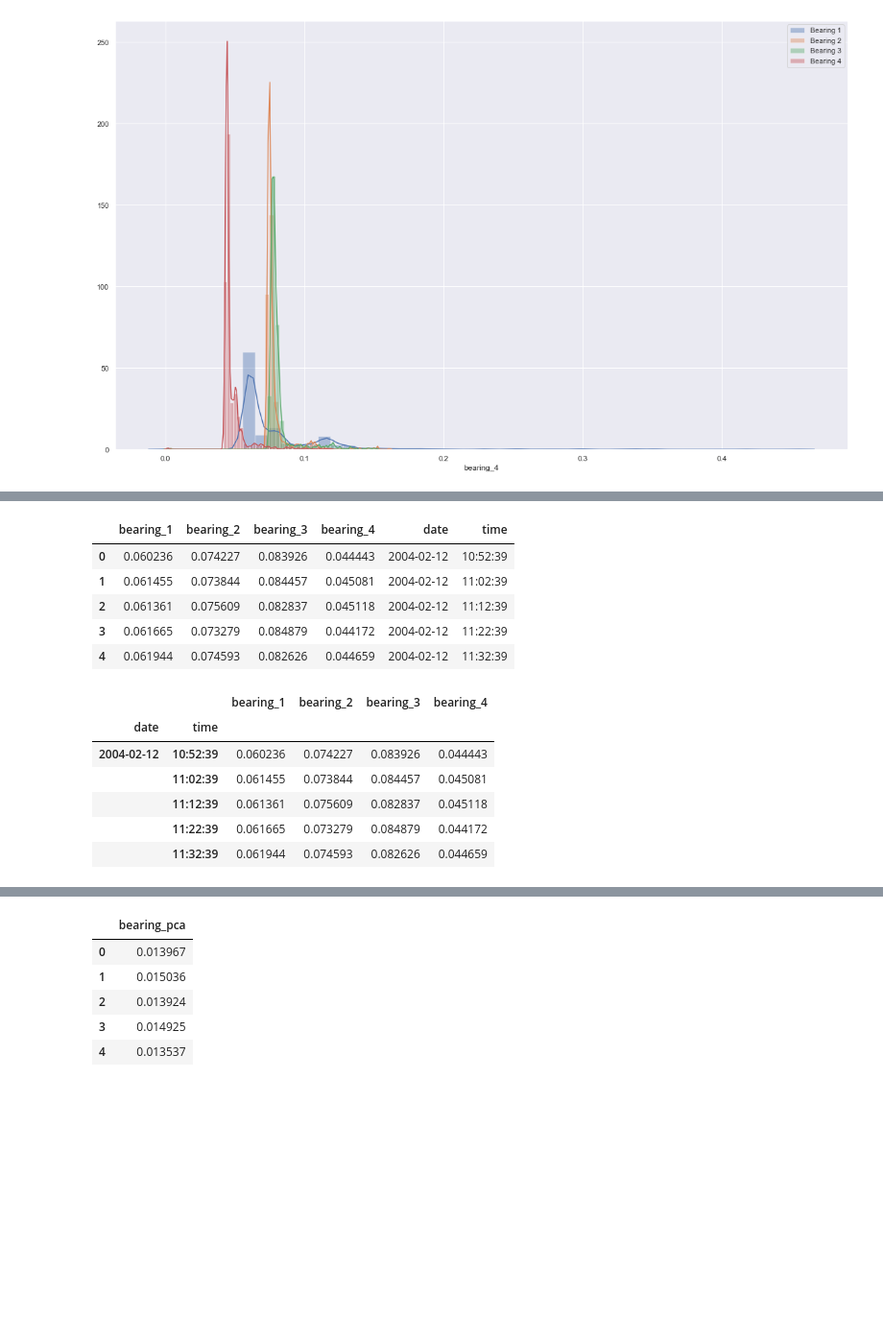
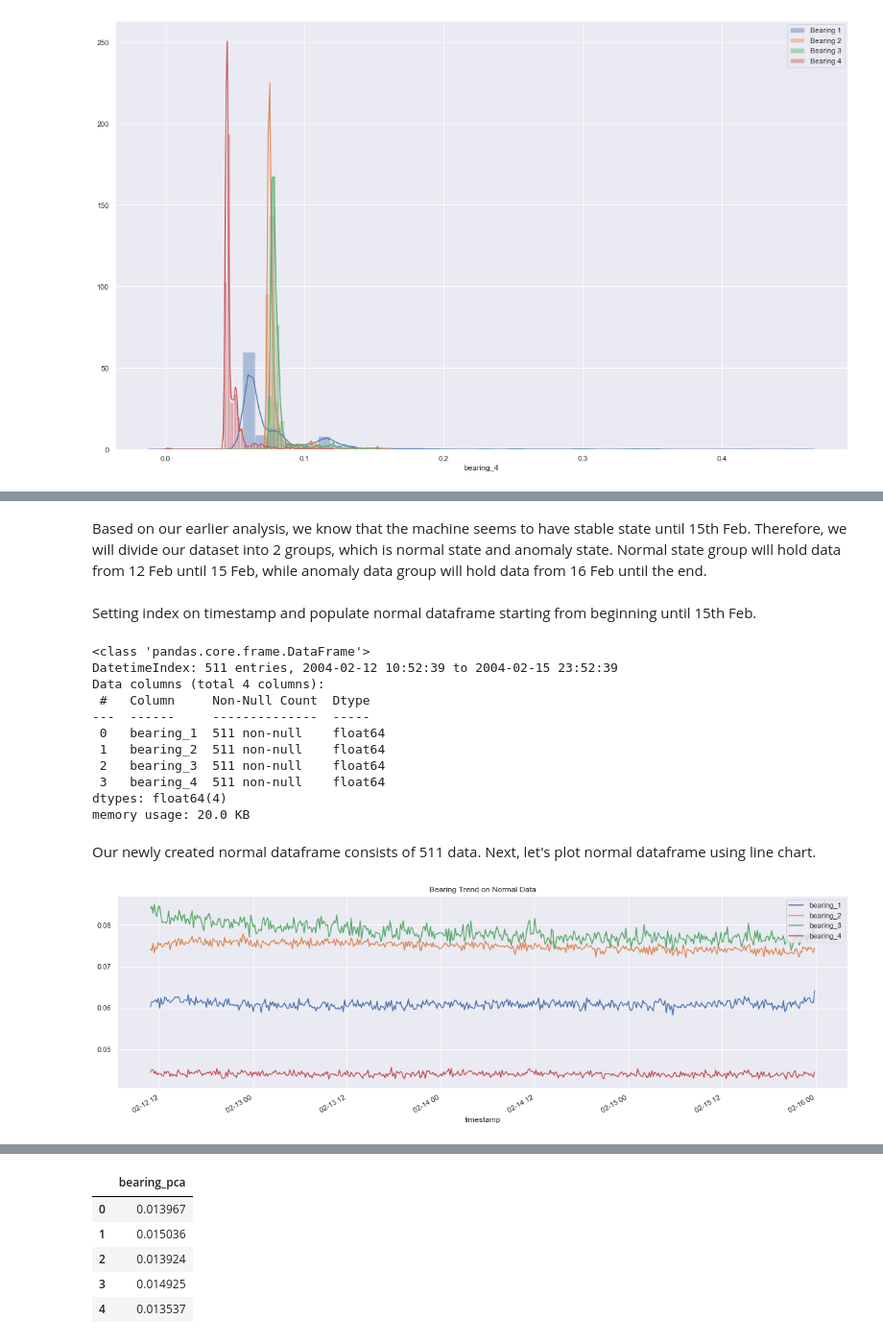
Before and after one commit to ekky24/bearing_failure_detection, a Jupyter notebook: main.ipynb, the cells around one changed output, grey strips where cells are left out. Shown: that part at 96% size. Drawn from its saved outputs; the diff is of its cells as text; code cells hidden in the pictures; blank space fills up the shorter version.

```diff
--- a/main.ipynb
+++ b/main.ipynb
@@ -124,24 +124,29 @@ Convert date and time datatypes
-# %%
-df['date'] = pd.to_datetime(df['date'])
-df['time'] = pd.to_timedelta(df['time'])
-
-df.head()
-# %% [output]
-|  | bearing_1 | bearing_2 | bearing_3 | bearing_4 | date | time |
-| 0 | 0.060236 | 0.074227 | 0.083926 | 0.044443 | 2004-02-12 | 10:52:39 |
-| 1 | 0.061455 | 0.073844 | 0.084457 | 0.045081 | 2004-02-12 | 11:02:39 |
-| 2 | 0.061361 | 0.075609 | 0.082837 | 0.045118 | 2004-02-12 | 11:12:39 |
-| 3 | 0.061665 | 0.073279 | 0.084879 | 0.044172 | 2004-02-12 | 11:22:39 |
-| 4 | 0.061944 | 0.074593 | 0.082626 | 0.044659 | 2004-02-12 | 11:32:39 |
+# %% [markdown]
+Based on our earlier analysis, we know that the machine seems to have stable state until 15th Feb. Therefore,  we will divide our dataset into 2 groups, which is normal state and anomaly state. Normal state group will hold data from 12 Feb until 15 Feb, while anomaly data group will hold data from 16 Feb until the end.
+# %% [markdown]
+Setting index on timestamp and populate normal dataframe starting from beginning until 15th Feb.
 # %%
-df.set_index(['date', 'time'], inplace=True)
+df.set_index('timestamp', inplace=True)
 
-df.head()
+normal_df = df.loc[:'2004-02-15']
+normal_df.info()
 # %% [output]
-|  |  | bearing_1 | bearing_2 | bearing_3 | bearing_4 |
-| date | time |  |  |  |  |
-| 2004-02-12 | 10:52:39 | 0.060236 | 0.074227 | 0.083926 | 0.044443 |
-|  | 11:02:39 | 0.061455 | 0.073844 | 0.084457 | 0.045081 |
-|  | 11:12:39 | 0.061361 | 0.075609 | 0.082837 | 0.045118 |
-|  | 11:22:39 | 0.061665 | 0.073279 | 0.084879 | 0.044172 |
-|  | 11:32:39 | 0.061944 | 0.074593 | 0.082626 | 0.044659 |
+<class 'pandas.core.frame.DataFrame'>
+DatetimeIndex: 511 entries, 2004-02-12 10:52:39 to 2004-02-15 23:52:39
+Data columns (total 4 columns):
+ #   Column     Non-Null Count  Dtype
+---  ------     --------------  -----
+ 0   bearing_1  511 non-null    float64
+ 1   bearing_2  511 non-null    float64
+ 2   bearing_3  511 non-null    float64
+ 3   bearing_4  511 non-null    float64
+dtypes: float64(4)
+memory usage: 20.0 KB
+# %% [markdown]
+Our newly created normal dataframe consists of 511 data. Next, let's plot normal dataframe using line chart.
+# %%
+normal_df.plot(kind='line', figsize=(20,6))
+plt.title('Bearing Trend on Normal Data')
+plt.show()
+# %% [output]
+[figure, added]
```
Also changed, not shown: parts of 96 cells of this notebook.
